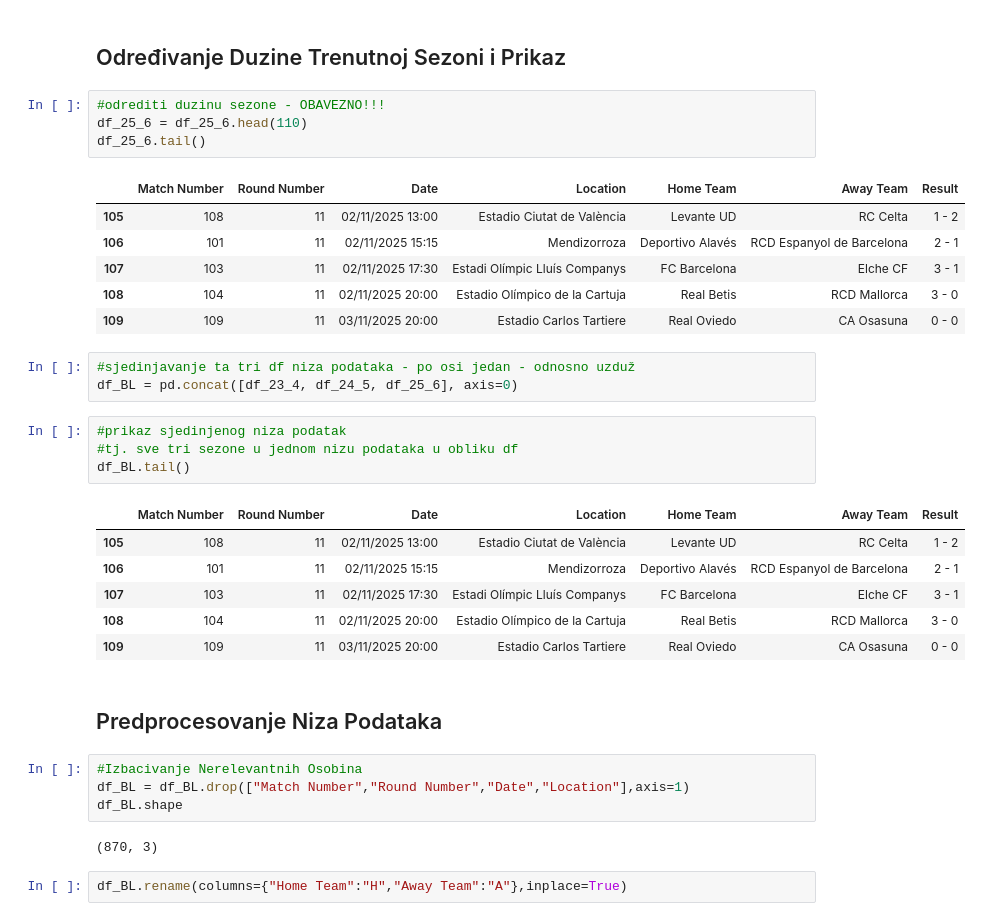
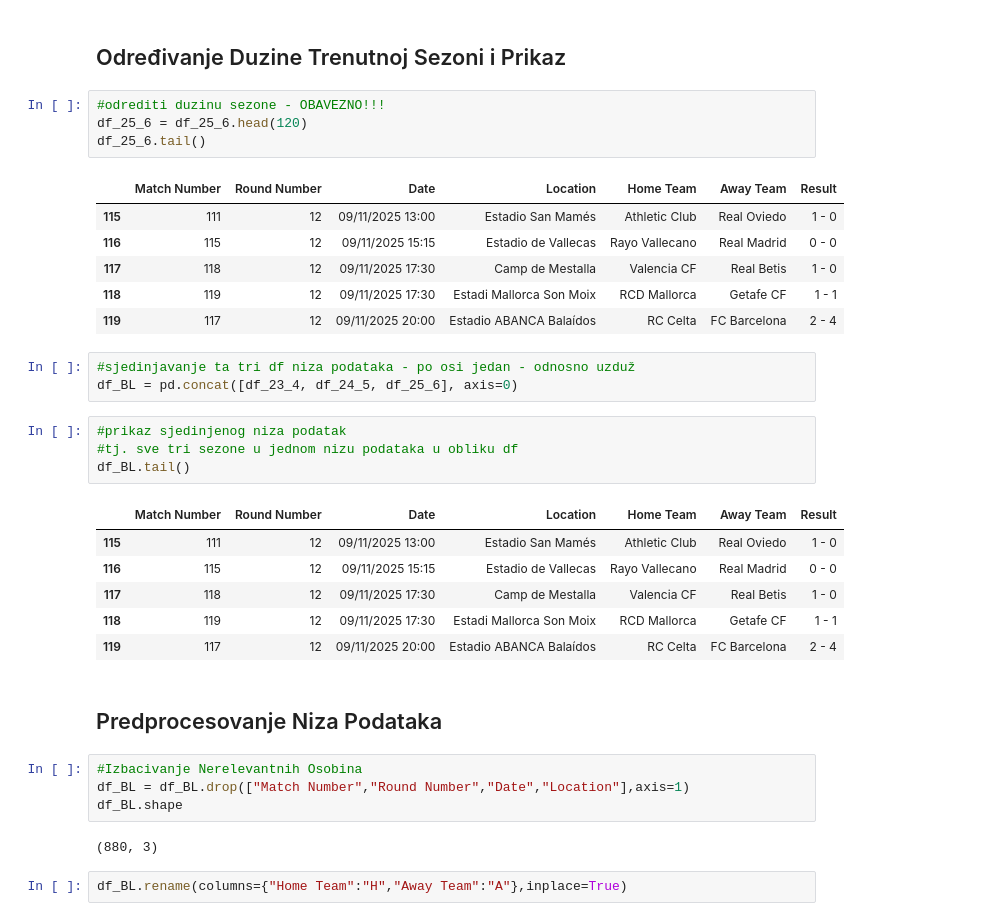
Before and after one commit to AmirBih/pred-rez-LaLiga, a Jupyter notebook: LaLiga- float_Predvidjanje_Pobjednika.ipynb, the cells around one changed output. Drawn from its saved outputs; the diff is of its cells as text.

```diff
--- a/LaLiga- float_Predvidjanje_Pobjednika.ipynb
+++ b/LaLiga- float_Predvidjanje_Pobjednika.ipynb
@@ -22,15 +22,15 @@ df_25_6["Away Team"] = df_25_6["Away Team"].replace("Celta", 'RC Celta')
 ## Određivanje Duzine Trenutnoj Sezoni i Prikaz
 # %%
 #odrediti duzinu sezone - OBAVEZNO!!!
-df_25_6 = df_25_6.head(110)
+df_25_6 = df_25_6.head(120)
 df_25_6.tail()
 # %% [output]
 |  | Match Number | Round Number | Date | Location | Home Team | Away Team | Result |
-| 105 | 108 | 11 | 02/11/2025 13:00 | Estadio Ciutat de València | Levante UD | RC Celta | 1 - 2 |
-| 106 | 101 | 11 | 02/11/2025 15:15 | Mendizorroza | Deportivo Alavés | RCD Espanyol de Barcelona | 2 - 1 |
-| 107 | 103 | 11 | 02/11/2025 17:30 | Estadi Olímpic Lluís Companys | FC Barcelona | Elche CF | 3 - 1 |
-| 108 | 104 | 11 | 02/11/2025 20:00 | Estadio Olímpico de la Cartuja | Real Betis | RCD Mallorca | 3 - 0 |
-| 109 | 109 | 11 | 03/11/2025 20:00 | Estadio Carlos Tartiere | Real Oviedo | CA Osasuna | 0 - 0 |
+| 115 | 111 | 12 | 09/11/2025 13:00 | Estadio San Mamés | Athletic Club | Real Oviedo | 1 - 0 |
+| 116 | 115 | 12 | 09/11/2025 15:15 | Estadio de Vallecas | Rayo Vallecano | Real Madrid | 0 - 0 |
+| 117 | 118 | 12 | 09/11/2025 17:30 | Camp de Mestalla | Valencia CF | Real Betis | 1 - 0 |
+| 118 | 119 | 12 | 09/11/2025 17:30 | Estadi Mallorca Son Moix | RCD Mallorca | Getafe CF | 1 - 1 |
+| 119 | 117 | 12 | 09/11/2025 20:00 | Estadio ABANCA Balaídos | RC Celta | FC Barcelona | 2 - 4 |
 # %%
 #sjedinjavanje ta tri df niza podataka - po osi jedan - odnosno uzduž
 df_BL = pd.concat([df_23_4, df_24_5, df_25_6], axis=0)
@@ -40,11 +40,11 @@ df_BL = pd.concat([df_23_4, df_24_5, df_25_6], axis=0)
 df_BL.tail()
 # %% [output]
 |  | Match Number | Round Number | Date | Location | Home Team | Away Team | Result |
-| 105 | 108 | 11 | 02/11/2025 13:00 | Estadio Ciutat de València | Levante UD | RC Celta | 1 - 2 |
-| 106 | 101 | 11 | 02/11/2025 15:15 | Mendizorroza | Deportivo Alavés | RCD Espanyol de Barcelona | 2 - 1 |
-| 107 | 103 | 11 | 02/11/2025 17:30 | Estadi Olímpic Lluís Companys | FC Barcelona | Elche CF | 3 - 1 |
-| 108 | 104 | 11 | 02/11/2025 20:00 | Estadio Olímpico de la Cartuja | Real Betis | RCD Mallorca | 3 - 0 |
-| 109 | 109 | 11 | 03/11/2025 20:00 | Estadio Carlos Tartiere | Real Oviedo | CA Osasuna | 0 - 0 |
+| 115 | 111 | 12 | 09/11/2025 13:00 | Estadio San Mamés | Athletic Club | Real Oviedo | 1 - 0 |
+| 116 | 115 | 12 | 09/11/2025 15:15 | Estadio de Vallecas | Rayo Vallecano | Real Madrid | 0 - 0 |
+| 117 | 118 | 12 | 09/11/2025 17:30 | Camp de Mestalla | Valencia CF | Real Betis | 1 - 0 |
+| 118 | 119 | 12 | 09/11/2025 17:30 | Estadi Mallorca Son Moix | RCD Mallorca | Getafe CF | 1 - 1 |
+| 119 | 117 | 12 | 09/11/2025 20:00 | Estadio ABANCA Balaídos | RC Celta | FC Barcelona | 2 - 4 |
 # %% [markdown]
 ## Predprocesovanje Niza Podataka
 # %%
@@ -52,7 +52,7 @@ df_BL.tail()
 df_BL = df_BL.drop(["Match Number","Round Number","Date","Location"],axis=1)
 df_BL.shape
 # %% [output]
-(870, 3)
+(880, 3)
 # %%
 df_BL.rename(columns={"Home Team":"H","Away Team":"A"},inplace=True)
 # %%
```
Also changed, not shown: parts of 10 cells of this notebook, 9 other files.
